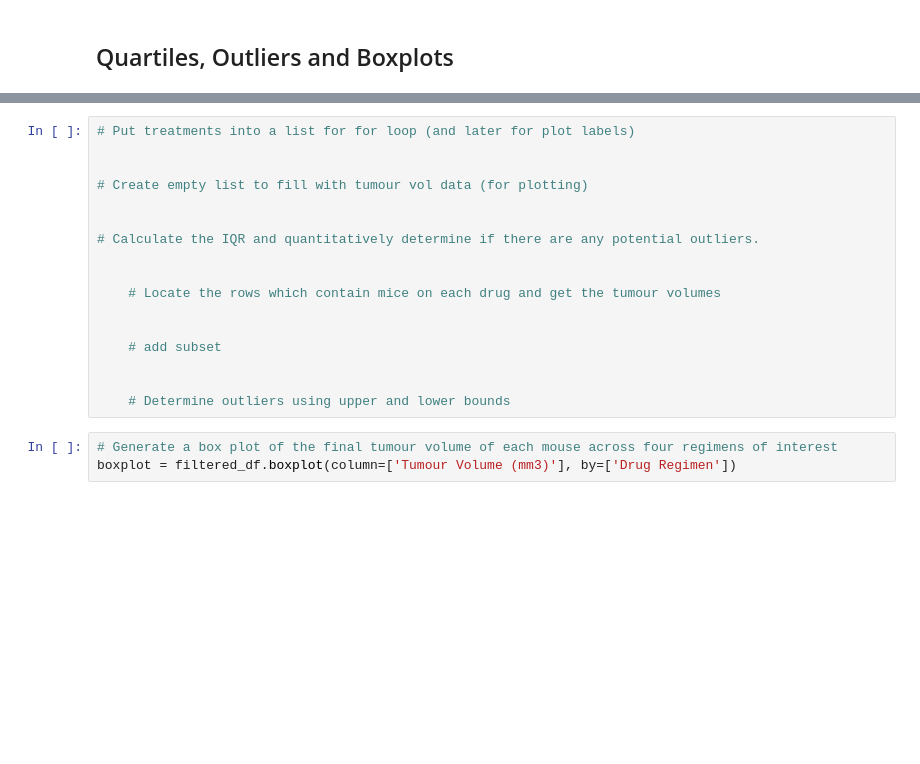
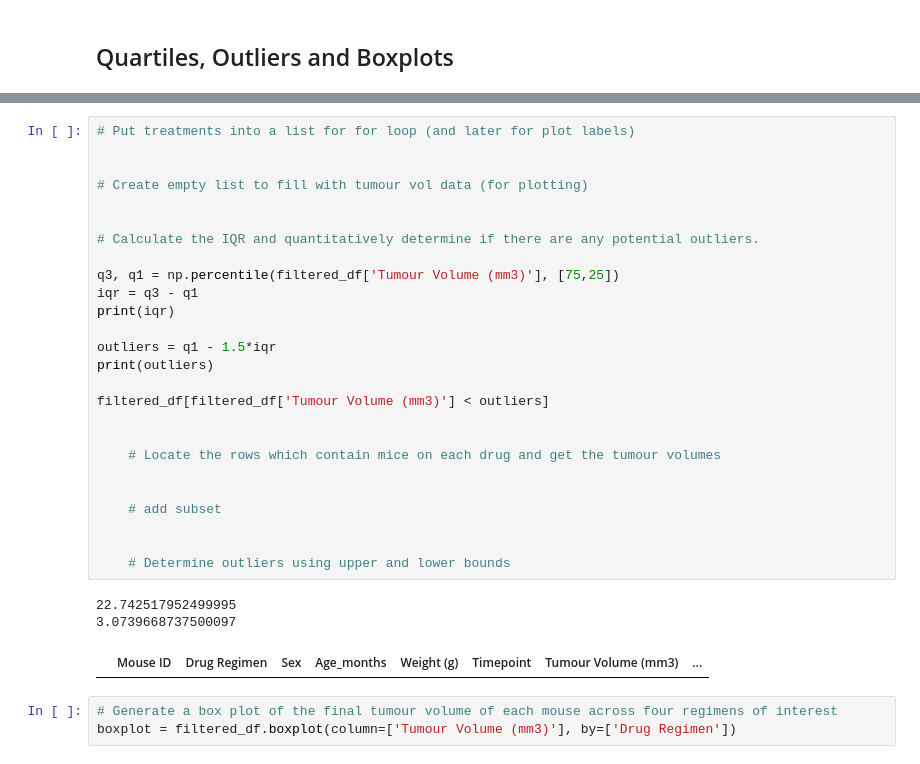
Before and after one commit to ricarojas/pymaceuticals, a Jupyter notebook: pymaceuticals_starter.ipynb, the cells around one changed output, grey strips where cells are left out. Drawn from its saved outputs; the diff is of its cells as text; blank space fills up the shorter version.

```diff
--- a/pymaceuticals_starter.ipynb
+++ b/pymaceuticals_starter.ipynb
@@ -323,20 +288,33 @@ filtered_df[['Mouse ID', 'Drug Regimen', 'Tumour Volume (mm3)', 'Timepoint']]
 # %%
 # Put treatments into a list for for loop (and later for plot labels)
 
 
 # Create empty list to fill with tumour vol data (for plotting)
 
 
 # Calculate the IQR and quantitatively determine if there are any potential outliers.
 
+q3, q1 = np.percentile(filtered_df['Tumour Volume (mm3)'], [75,25])
+iqr = q3 - q1
+print(iqr)
+
+outliers = q1 - 1.5*iqr
+print(outliers)
+
+filtered_df[filtered_df['Tumour Volume (mm3)'] < outliers]
+
 
     # Locate the rows which contain mice on each drug and get the tumour volumes
 
 
     # add subset
 
 
     # Determine outliers using upper and lower bounds
+# %% [output]
+22.742517952499995
+3.0739668737500097
+|  | Mouse ID | Drug Regimen | Sex | Age_months | Weight (g) | Timepoint | Tumour Volume (mm3) | ... |
 # %%
 # Generate a box plot of the final tumour volume of each mouse across four regimens of interest
 boxplot = filtered_df.boxplot(column=['Tumour Volume (mm3)'], by=['Drug Regimen'])
```
Also changed, not shown: parts of 8 cells of this notebook.
